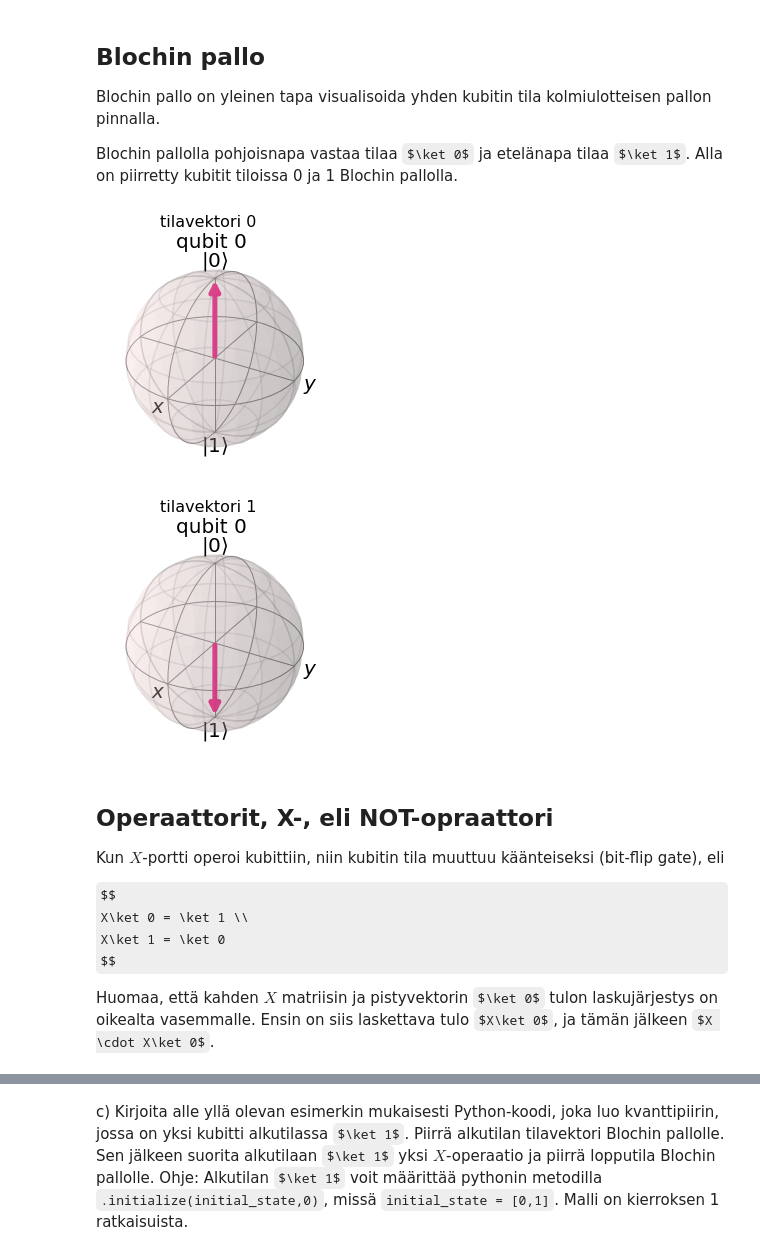
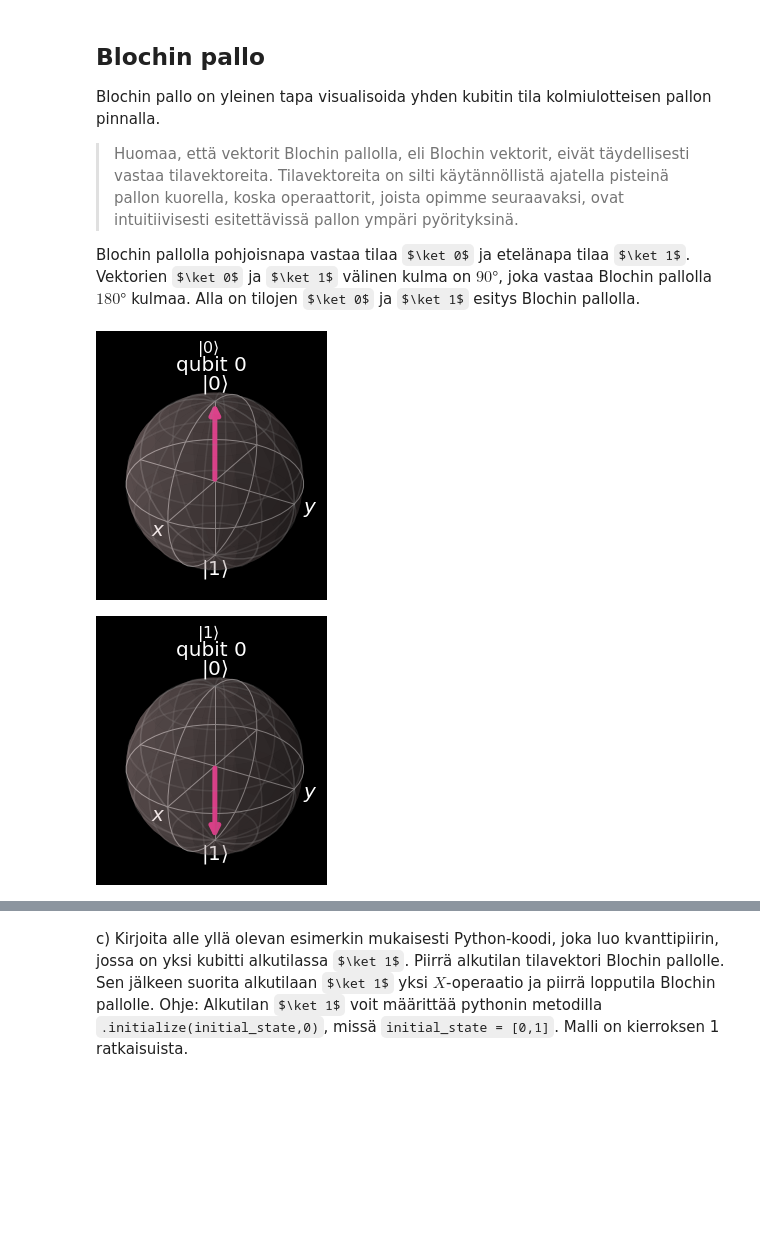
Before and after one commit to otaniemenlukio/kvanttilaskenta2024-kierros2, a Jupyter notebook: kierros2_kvanttilaskenta2023.ipynb, the cells around one changed output, grey strips where cells are left out. Drawn from its saved outputs; the diff is of its cells as text; code cells hidden in the pictures; some formulas as TeX source; blank space fills up the shorter version.

```diff
--- a/kierros2_kvanttilaskenta2023.ipynb
+++ b/kierros2_kvanttilaskenta2023.ipynb
@@ -18,6 +19,10 @@ Kierroksella tutkitaan miten erilaisten kvanttiporttien operaatiot vaikuttavat k
 
 Lisätehtävänä hiihtolomalla on myös lukea kierroksen 1 tehtävänä olleen artikkelin <a href="https://drive.google.com/file/d/1O9ZhyggdZhNQS9JIg7TlcIls_mdM4zAi/view?usp=sharing" target="_blank">
  Skrolli-lehden artikkeli "Kvantit horisontissa" </a>. Näin ymmärryksesi kvanttitietokoneiden toiminnasta ja sovelluksista kasvaa.
+# %%
+import matplotlib.pyplot as plt
+# jos käytät vscodea ja tarvitset pimeän väriteeman niin poista # kommenttimerkki
+plt.style.use('dark_background')
 # %% [markdown]
 ## Kubitin tila ket-vektorina
 
@@ -43,28 +54,20 @@ Ket ja bra vektorien erot selitetään myöhemmin. Tärkeää on tässä vaihees
 
 Blochin pallo on yleinen tapa visualisoida yhden kubitin tila kolmiulotteisen pallon pinnalla.
 
-Blochin pallolla pohjoisnapa vastaa tilaa $\ket 0$ ja etelänapa tilaa $\ket 1$. Alla on piirretty kubitit tiloissa 0 ja 1 Blochin pallolla.
+> Huomaa, että vektorit Blochin pallolla, eli Blochin vektorit, eivät täydellisesti vastaa tilavektoreita. Tilavektoreita on silti käytännöllistä ajatella pisteinä pallon kuorella, koska operaattorit, joista opimme seuraavaksi, ovat intuitiivisesti esitettävissä pallon ympäri pyörityksinä.
+
+Blochin pallolla pohjoisnapa vastaa tilaa $\ket 0$ ja etelänapa tilaa $\ket 1$. Vektorien $\ket 0$ ja $\ket 1$ välinen kulma on $90°$, joka vastaa Blochin pallolla $180°$ kulmaa. Alla on tilojen $\ket 0$ ja $\ket 1$ esitys Blochin pallolla.
 # %%
 import numpy as np
+from qiskit import *
 from qiskit.quantum_info import *
 from qiskit.visualization import plot_bloch_multivector
 
 zero = np.array([[1], [0]])
 one = np.array([[0], [1]])
 
-display(plot_bloch_multivector(Statevector(zero), title="tilavektori 0"))
-display(plot_bloch_multivector(Statevector(one), title="tilavektori 1"))
+display(plot_bloch_multivector(Statevector(zero), title="$|0\\rangle$"))
+display(plot_bloch_multivector(Statevector(one), title="$|1\\rangle$"))
 # %% [output]
-[figure, old version]
+[figure, new version]
-[figure, old version]
+[figure, new version]
-# %% [markdown]
-## Operaattorit, X-, eli NOT-opraattori
-
-Kun $X$-portti operoi kubittiin, niin kubitin tila muuttuu käänteiseksi (bit-flip gate), eli
-
-$$
-X\ket 0 = \ket 1 \\
-X\ket 1 = \ket 0
-$$
-
-Huomaa, että kahden $X$ matriisin ja pistyvektorin $\ket 0$ tulon laskujärjestys on oikealta vasemmalle. Ensin on siis laskettava tulo $X\ket 0$, ja tämän jälkeen $X \cdot X\ket 0$.
```
Also changed, not shown: parts of 18 cells of this notebook, 4 other files.
